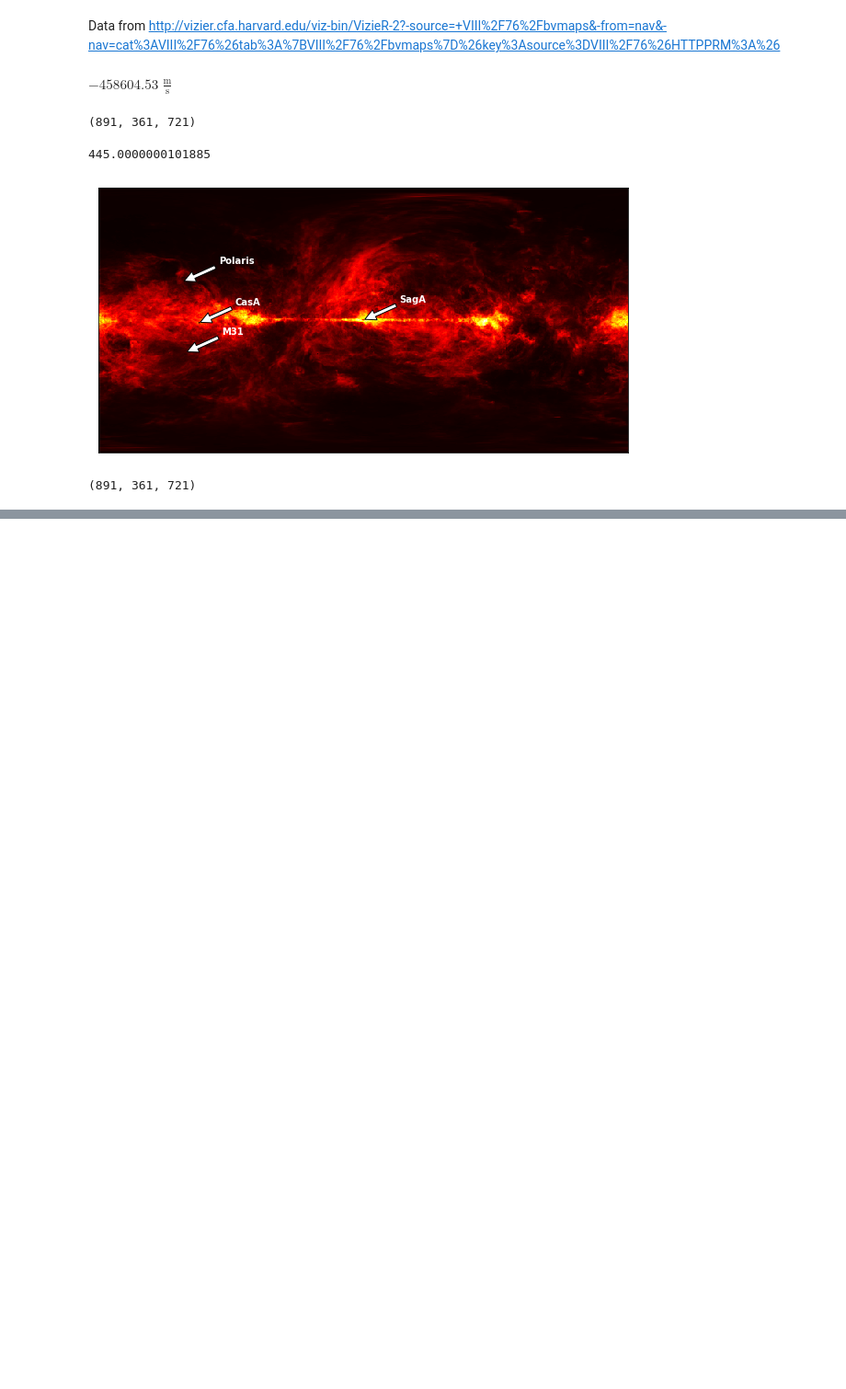
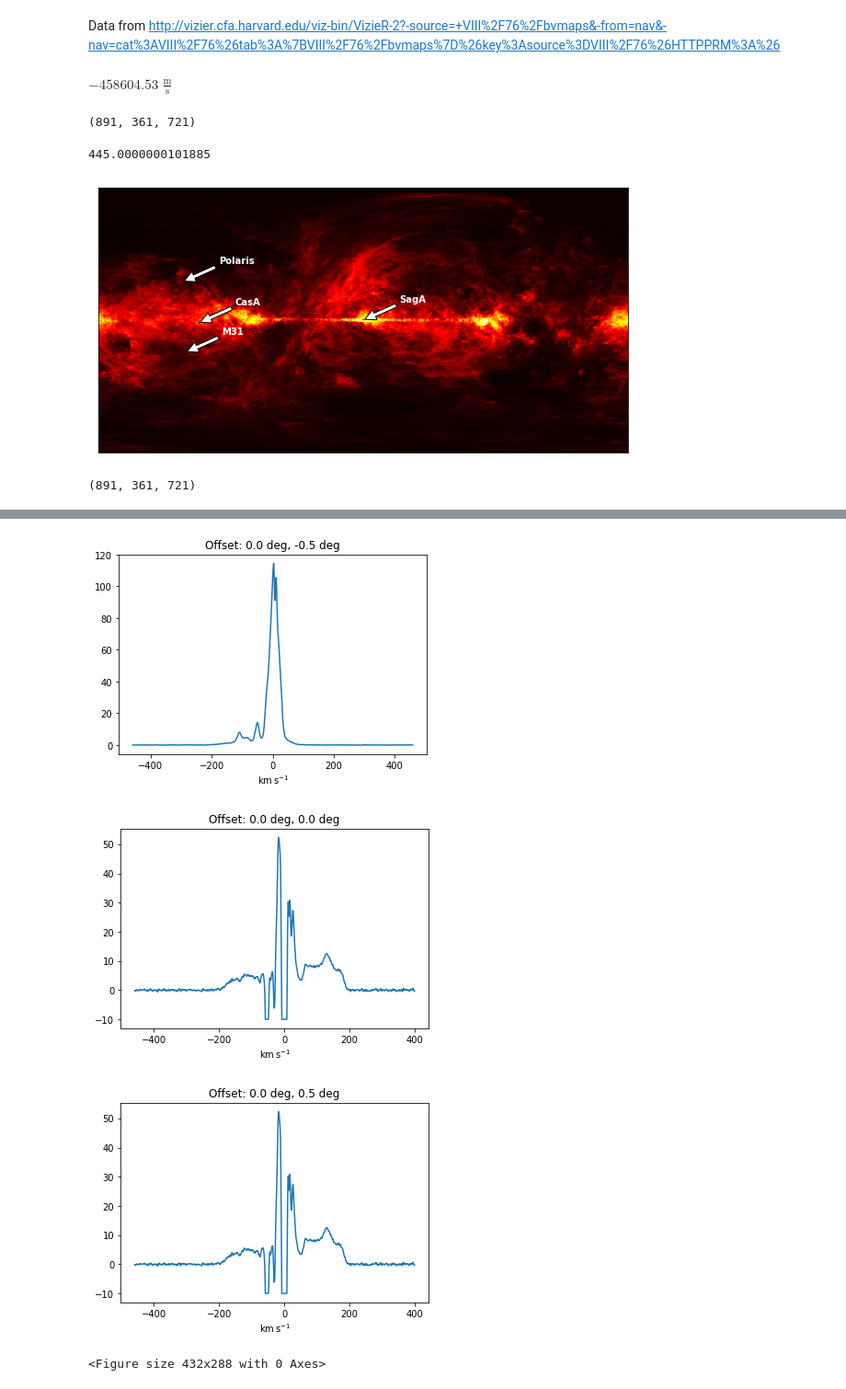
Before and after one commit to tammojan/camrasnotebooks, a Jupyter notebook: view-lab2.ipynb, the cells around one changed output, grey strips where cells are left out. Shown at 92% size. Cells and saved outputs as stored; diff of their text form; code cells hidden in the pictures; blank space fills up the shorter version.

```diff
--- a/view-lab2.ipynb
+++ b/view-lab2.ipynb
@@ -126,0 +114,14 @@ ax.set_ylabel("temperature (K)");
+# %%
+m31 = SkyCoord.from_name("SagA")
+l0, b0 = m31.galactic.l, m31.galactic.b
+for delta_l in [0*u.deg]:
+    for delta_b in [-0.5*u.deg, 0*u.deg, +0.5*u.deg]:
+        coord = SkyCoord(frame='galactic', l=l0+delta_l, b=b0+delta_b)
+        plt.plot(velocities.to(u.km/u.s), get_line_data(coord));
+        plt.title("Offset: "+str(delta_l)+", "+str(delta_b));
+        plt.figure();
+# %% [output]
+[figure, added]
+[figure, added]
+[figure, added]
+<Figure size 432x288 with 0 Axes>
```
Also changed, not shown: parts of 12 cells of this notebook.
